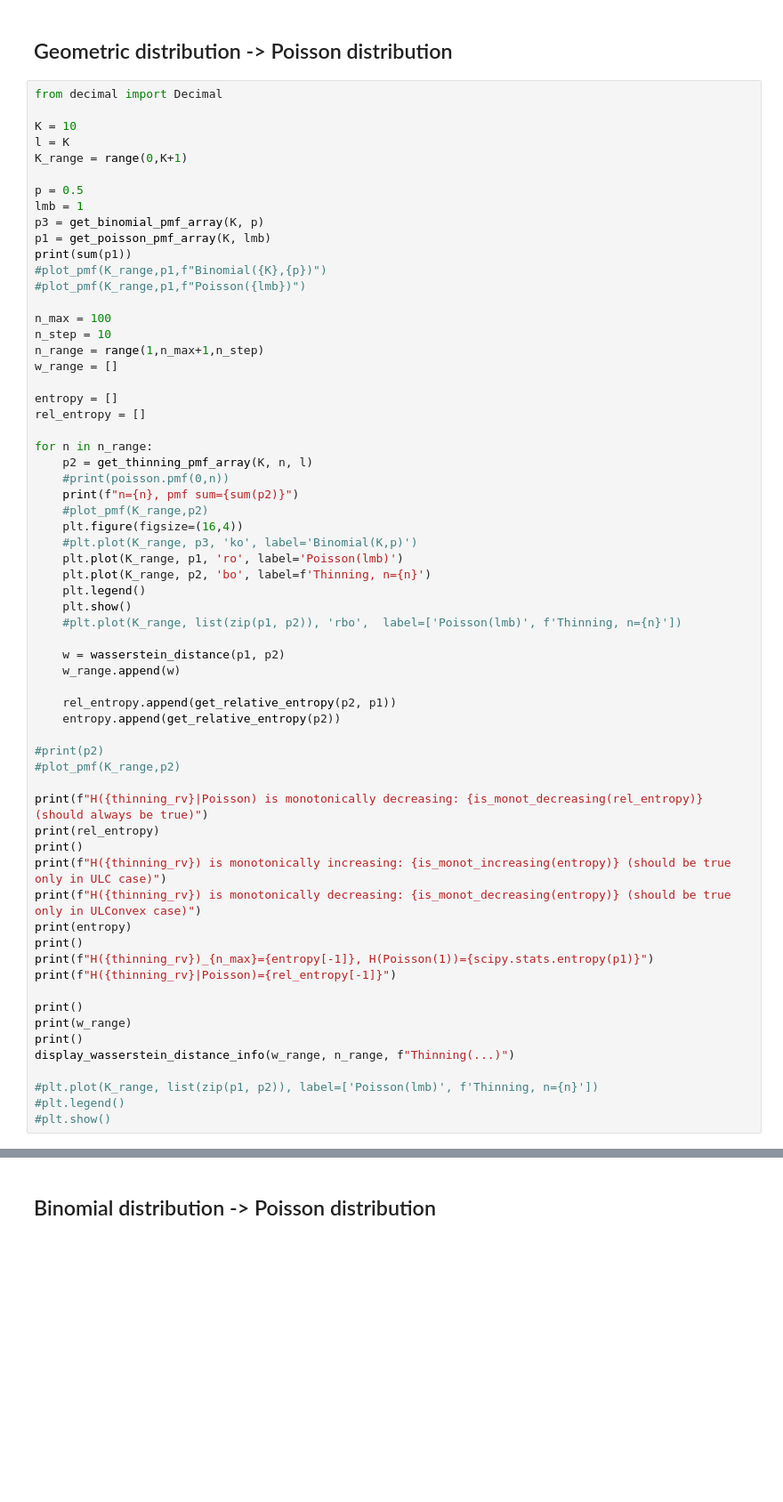
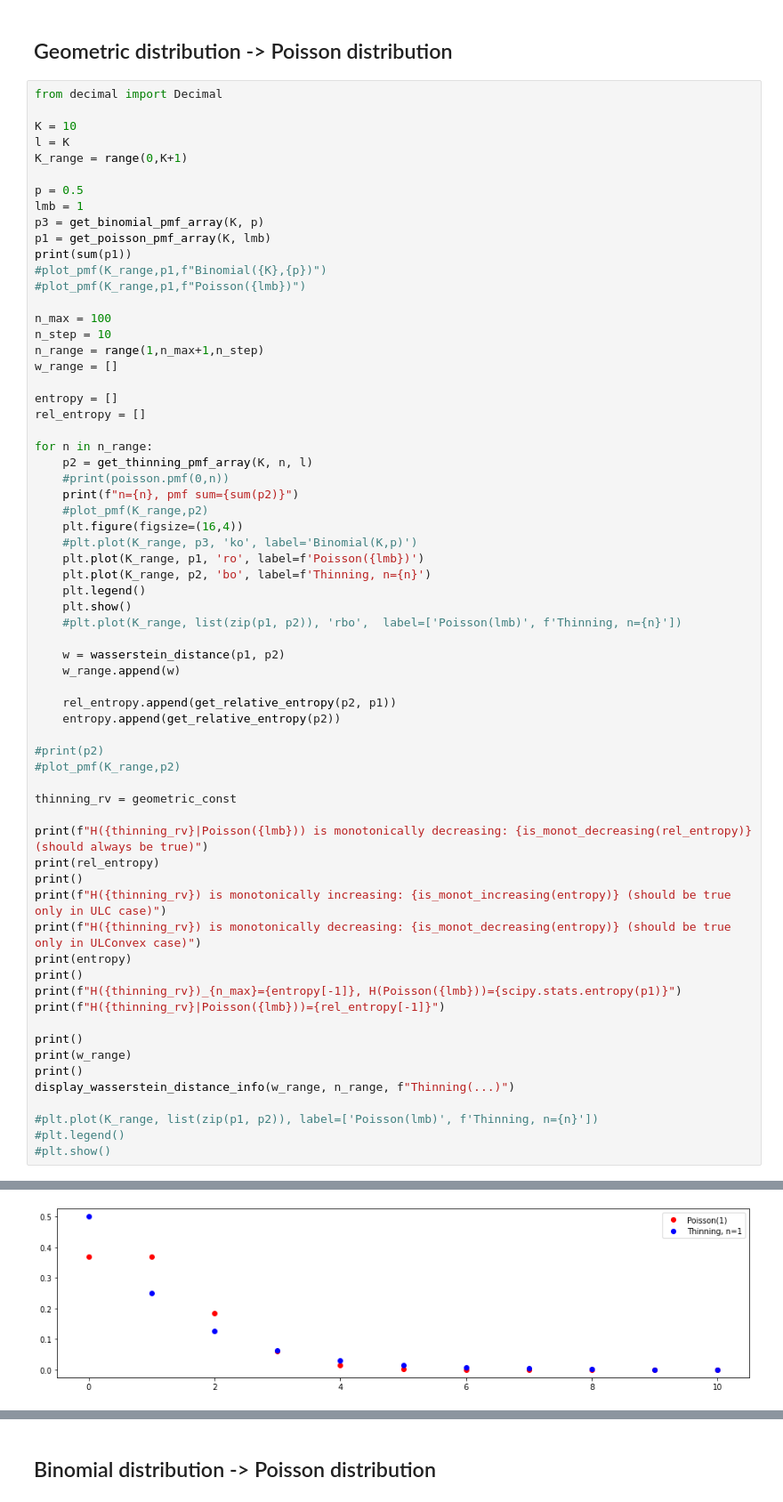
Before and after one commit to AnnaBagriy/w1-monotonicity, a Jupyter notebook: W1.ipynb, the cells around one changed output, grey strips where cells are left out. Shown at 89% size. Saved outputs shown, nothing was run; the diff lists cells and outputs as text; blank space fills up the shorter version.

```diff
--- a/W1.ipynb
+++ b/W1.ipynb
@@ -355,7 +412,7 @@ for n in n_range:
     #plot_pmf(K_range,p2)
     plt.figure(figsize=(16,4))
     #plt.plot(K_range, p3, 'ko', label='Binomial(K,p)')
-    plt.plot(K_range, p1, 'ro', label='Poisson(lmb)')
+    plt.plot(K_range, p1, 'ro', label=f'Poisson({lmb})')
     plt.plot(K_range, p2, 'bo', label=f'Thinning, n={n}')
     plt.legend()
     plt.show()
@@ -370,15 +427,17 @@ for n in n_range:
 #print(p2)
 #plot_pmf(K_range,p2)
 
-print(f"H({thinning_rv}|Poisson) is monotonically decreasing: {is_monot_decreasing(rel_entropy)} (should always be true)")
+thinning_rv = geometric_const
+
+print(f"H({thinning_rv}|Poisson({lmb})) is monotonically decreasing: {is_monot_decreasing(rel_entropy)} (should always be true)")
 print(rel_entropy)
 print()
 print(f"H({thinning_rv}) is monotonically increasing: {is_monot_increasing(entropy)} (should be true only in ULC case)")
 print(f"H({thinning_rv}) is monotonically decreasing: {is_monot_decreasing(entropy)} (should be true only in ULConvex case)")
 print(entropy)
 print()
-print(f"H({thinning_rv})_{n_max}={entropy[-1]}, H(Poisson(1))={scipy.stats.entropy(p1)}")
-print(f"H({thinning_rv}|Poisson)={rel_entropy[-1]}")
+print(f"H({thinning_rv})_{n_max}={entropy[-1]}, H(Poisson({lmb}))={scipy.stats.entropy(p1)}")
+print(f"H({thinning_rv}|Poisson({lmb}))={rel_entropy[-1]}")
 
 print()
 print(w_range)
@@ -388,3 +447,4 @@ display_wasserstein_distance_info(w_range, n_range, f"Thinning(...)")
 #plt.plot(K_range, list(zip(p1, p2)), label=['Poisson(lmb)', f'Thinning, n={n}'])
 #plt.legend()
 #plt.show()
+# %% [output]
@@ -390,0 +453 @@ display_wasserstein_distance_info(w_range, n_range, f"Thinning(...)")
+[figure, added]
```
Also changed, not shown: parts of 6 cells of this notebook.
